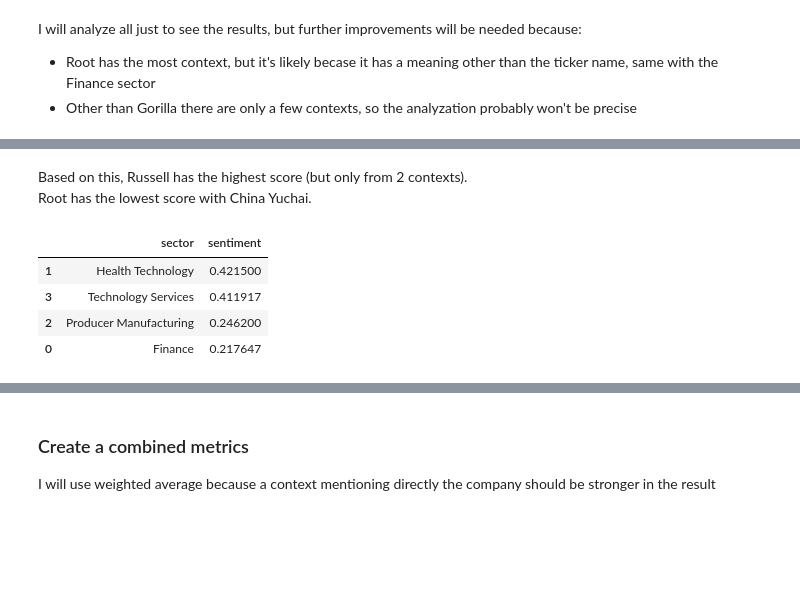
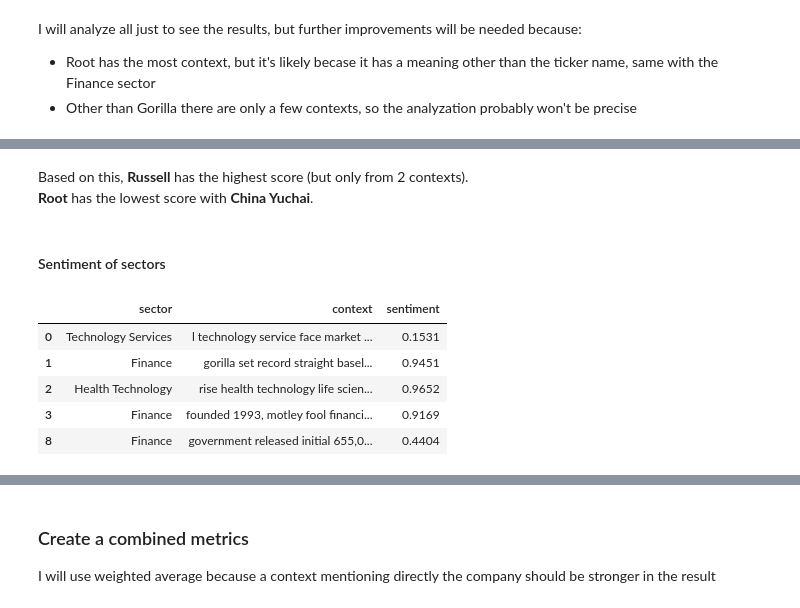
Before and after one commit to TheKusz/Python_DSM020-2024-OCT, a Jupyter notebook: Final Coursework/final coursework.ipynb, the cells around one changed output, grey strips where cells are left out. Drawn from its saved outputs; the diff is of its cells as text; code cells hidden in the pictures; blank space fills up the shorter version.

```diff
--- a/Final Coursework/final coursework.ipynb
+++ b/Final Coursework/final coursework.ipynb
@@ -933,6 +933,6 @@ sector_context_df['sector'] = sector_context_df['sector'].str.title()
 
 # Clean and format sector names
 sector_context_df = data_handler.clean_context_data(sector_context_df)
-sector_context_df = sector_context_df.drop('link', axis=1).reset_index()
+sector_context_df = sector_context_df.drop('link', axis=1)
 sector_context_df.head(3)
 # %% [output]
@@ -960,30 +960,46 @@ class StockContextAnalyzer:
     def __init__(self):
         self.analyzer = SentimentIntensityAnalyzer()
 
-    def get_top_mentioned_company_n(self, company_df, sector_df, company_to_sector_df, n=3):
+    def get_top_mentioned_company_n(self, company_df, sector_df, n=3):
         # Get counts
-        company_context_count = company_df.groupby('company')['context'].count().reset_index(name='Company Context Count')
+        company_context_count = company_df.groupby('company')['context'].count().reset_index(name='company context count')
         merged = pd.merge(company_context_count, company_to_sector_df, on='company', how='left')
 
-        sector_context_count = sector_df.groupby('sector')['context'].count().reset_index(name='Sector Context Count')
+        sector_context_count = sector_df.groupby('sector')['context'].count().reset_index(name='sector context count')
         result = pd.merge(merged, sector_context_count, on='sector', how='left')
 
         # Sectors might be missing, make sure it's standard NaN
         result.fillna(np.nan, inplace=True)
 
         # Sort to be able to get the n highest
-        result.sort_values(by='Company Context Count', ascending=False, inplace=True)
-        result = result.reset_index()
+        result.sort_values(by='company context count', ascending=False, ignore_index=True, inplace=True)
+        result = result
 
         return result.head(n)
 
      # Sentiment analysis #
     def add_sentiment_scores(self, df):
-        df = df.copy()
-        df['sentiment'] = df['context'].apply(
+        df.loc[:,'sentiment'] = df['context'].apply(
             lambda text: self.analyzer.polarity_scores(text)['compound'] if text else 0)
 
         return df
+
+    def get_weighted_sentiment(self,company_sentiment_mean, sector_sentiment_mean):
+        company_sentiment_df = company_sentiment_mean.reset_index(name='company_sentiment')
+        sector_sentiment_df = sector_sentiment_mean.reset_index(name='sector_sentiment')
+
+        merged = pd.merge(company_sentiment_df, company_to_sector_df, on='company', how='left')
+        merged = pd.merge(merged, sector_sentiment_df, on='sector', how='left', suffixes=('', '_sector'))
+
+        # Make sure it's standard
+        merged.fillna(np.nan, inplace=True)
+
+        # If either is NaN, let's use the other value
+        merged['sentiment'] = merged['company_sentiment'].fillna(merged['sector_sentiment']) * 0.8 + \
+                              merged['sector_sentiment'].fillna(merged['company_sentiment']) * 0.2
+
+        merged.sort_values(by='sentiment', ascending=False, inplace=True)
+        return merged[['company', 'sector', 'sentiment']]
 
     # Word frequency analysis #
     def get_words_str(self, df, company_name, top_n=20):
@@ -1018,6 +1037,5 @@ I will analyze all just to see the results, but further improvements will be nee
 # %%
 # Add sentiment scores
-clean_company_df = analyzer.add_sentiment_scores(clean_company_df)
-company_sentiment = clean_company_df.groupby('company')['sentiment'].mean().reset_index()
-company_sentiment.sort_values(by='sentiment', ascending=False)
+company_context_df = analyzer.add_sentiment_scores(company_context_df)
+company_context_df.head(3)
 # %% [output]
@@ -1031,13 +1060,16 @@ company_sentiment.sort_values(by='sentiment', ascending=False)
 # %% [markdown]
-Based on this, Russell has the highest score (but only from 2 contexts).
-Root has the lowest score with China Yuchai.
+Based on this, **Russell** has the highest score (but only from 2 contexts).
+**Root** has the lowest score with **China Yuchai**.
+# %% [markdown]
+#### Sentiment of sectors
 # %%
-sector_context_df = analyzer.add_sentiment_scores(clean_company_df)
-sector_sentiment = sector_context_df.groupby('sector')['sentiment'].mean().reset_index()
-sector_sentiment.sort_values(by='sentiment', ascending=False)
+# Add sentiment scores
+sector_context_df = analyzer.add_sentiment_scores(sector_context_df)
+sector_context_df.head()
 # %% [output]
-|  | sector | sentiment |
-| 1 | Health Technology | 0.421500 |
-| 3 | Technology Services | 0.411917 |
-| 2 | Producer Manufacturing | 0.246200 |
-| 0 | Finance | 0.217647 |
+|  | sector | context | sentiment |
+| 0 | Technology Services | l technology service face market ... | 0.1531 |
+| 1 | Finance | gorilla set record straight basel... | 0.9451 |
+| 2 | Health Technology | rise health technology life scien... | 0.9652 |
+| 3 | Finance | founded 1993, motley fool financi... | 0.9169 |
+| 8 | Finance | government released initial 655,0... | 0.4404 |
```
Also changed, not shown: parts of 14 cells of this notebook.
